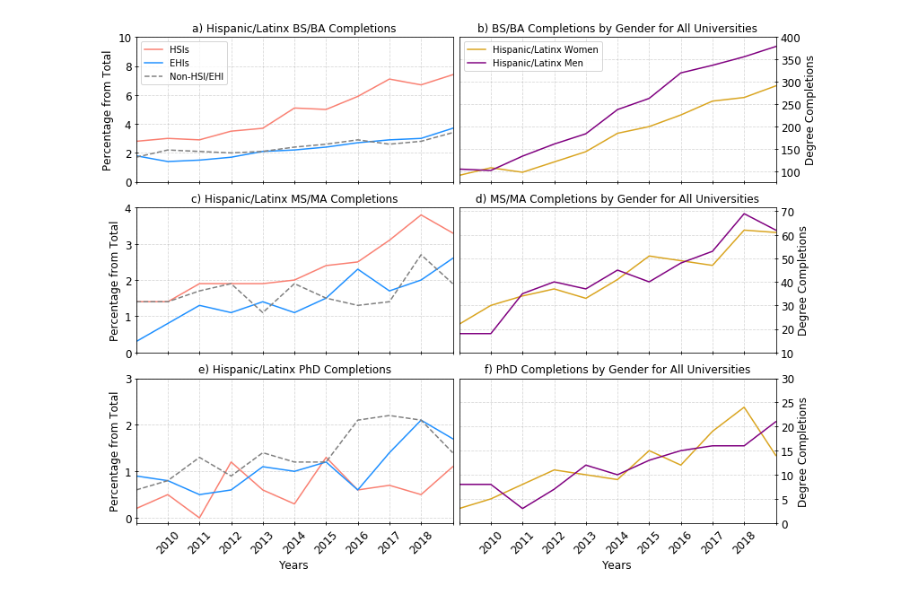
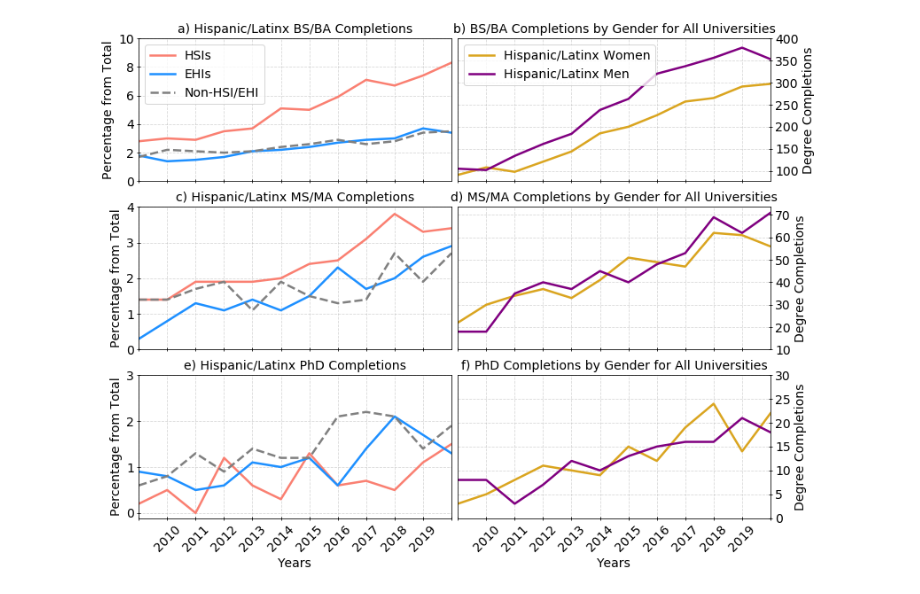
Before and after one commit to mariajmolina/state-of-latinx, a Jupyter notebook: notebooks/BAMS_figure6.ipynb, the cells around one changed output. Cells and saved outputs as stored; diff of their text form; code cells hidden in the pictures.

```diff
--- a/notebooks/BAMS_figure6.ipynb
+++ b/notebooks/BAMS_figure6.ipynb
@@ -23,7 +23,7 @@ df_ehis = cmodule.open_and_concat(all_files)
 
 all_unis = pd.concat([df_ucar, df_hsis, df_ehis])
 # %%
-years_array = np.arange(2009,2020,1)
+years_array = np.arange(2009,2021,1)
 # %%
 # ----
 
@@ -163,71 +163,68 @@ fig = plt.figure(figsize=(10.,8.))
 #-----------------------%
 
 ax1 = fig.add_axes([0.0, 0.66, 0.49, 0.28])
-ax1.set_title('a) Hispanic/Latinx BS/BA Completions',
-              fontsize=12)
+ax1.set_title('a) Hispanic/Latinx BS/BA Completions', fontsize=14)
 
-hsis1, = ax1.plot(years_array, df_hsis_bs['hisp_percent_total'].values, c='salmon')
-ehis1, = ax1.plot(years_array, df_ehis_bs['hisp_percent_total'].values, c='dodgerblue')
-ucar1, = ax1.plot(years_array, df_ucar_bs['hisp_percent_total'].values, c='grey', ls='--')
+hsis1, = ax1.plot(years_array, df_hsis_bs['hisp_percent_total'].values, c='salmon', lw=2.5)
+ehis1, = ax1.plot(years_array, df_ehis_bs['hisp_percent_total'].values, c='dodgerblue', lw=2.5)
+ucar1, = ax1.plot(years_array, df_ucar_bs['hisp_percent_total'].values, c='grey', ls='--', lw=2.5)
 
 ax1.tick_params(axis='both',direction='inout',
                 labelbottom=False, labeltop=False, labelleft=True, labelright=False,
                 bottom=True, top=False, left=True, right=False)
 
-ax1.set_ylabel('Percentage from Total',fontsize=12)
+ax1.set_ylabel('Percentage from Total',fontsize=14)
 
 ax1.set_yticks([0,2,4,6,8,10])
-ax1.set_yticklabels([0,2,4,6,8,10],fontsize=12)
+ax1.set_yticklabels([0,2,4,6,8,10],fontsize=14)
 
 ax1.set_xticks([2009,2010,2011,2012,2013,2014,2015,2016,2017,2018,2019])
 
 ax1.margins(x=0)
 ax1.grid(alpha=0.5,ls='--')
-ax1.legend([hsis1,ehis1,ucar1],['HSIs','EHIs','Non-HSI/EHI'])
+ax1.legend([hsis1,ehis1,ucar1],['HSIs','EHIs','Non-HSI/EHI'],fontsize=14)
 
 #-----------------------%
 
 ax2 = fig.add_axes([0.5, 0.66, 0.49, 0.28])
-ax2.set_title('b) BS/BA Completions by Gender for All Universities',
-              fontsize=12)
+ax2.set_title('b) BS/BA Completions by Gender for All Universities',fontsize=14)
 
-ls1, = ax2.plot(years_array, df_unis_trend_bs['Hispanic or Latino women'].values, c='goldenrod', ls='-')
-ls2, = ax2.plot(years_array, df_unis_trend_bs['Hispanic or Latino men'].values, c='purple', ls='-')
+ls1, = ax2.plot(years_array, df_unis_trend_bs['Hispanic or Latino women'].values, c='goldenrod', ls='-', lw=2.5)
+ls2, = ax2.plot(years_array, df_unis_trend_bs['Hispanic or Latino men'].values, c='purple', ls='-', lw=2.5)
 
 ax2.tick_params(axis='both',direction='inout',
                 labelbottom=False, labeltop=False, labelleft=False, labelright=True,
                 bottom=True, top=False, left=False, right=True)
 
-ax2.set_ylabel('Degree Completions',fontsize=12)
+ax2.set_ylabel('Degree Completions',fontsize=14)
 ax2.yaxis.set_label_position("right")
 
 ax2.set_yticks([100,150,200,250,300,350,400])
-ax2.set_yticklabels([100,150,200,250,300,350,400],fontsize=12)
+ax2.set_yticklabels([100,150,200,250,300,350,400],fontsize=14)
 
 ax2.set_xticks([2009,2010,2011,2012,2013,2014,2015,2016,2017,2018,2019])
 
 ax2.margins(x=0)
 ax2.grid(alpha=0.5,ls='--')
-ax2.legend([ls1,ls2],['Hispanic/Latinx Women','Hispanic/Latinx Men'])
+ax2.legend([ls1,ls2],['Hispanic/Latinx Women','Hispanic/Latinx Men'],fontsize=14)
 
 #-----------------------%
 
 ax3 = fig.add_axes([0.0, 0.33, 0.49, 0.28])
-ax3.set_title('c) Hispanic/Latinx MS/MA Completions',
-              fontsize=12)
+ax3.set_title('c) Hispanic/Latinx MS/MA Completions',fontsize=14)
 
-ax3.plot(years_array, df_hsis_ms['hisp_percent_total'].values, c='salmon')
-ax3.plot(years_array, df_ehis_ms['hisp_percent_total'].values, c='dodgerblue')
-ax3.plot(years_array, df_ucar_ms['hisp_percent_total'].values, c='grey', ls='--')
+ax3.plot(years_array, df_hsis_ms['hisp_percent_total'].values, c='salmon', lw=2.5)
+ax3.plot(years_array, df_ehis_ms['hisp_percent_total'].values, c='dodgerblue', lw=2.5)
+ax3.plot(years_array, df_ucar_ms['hisp_percent_total'].values, c='grey', ls='--', lw=2.5)
 
 ax3.tick_params(axis='both',direction='inout',
                 labelbottom=False, labeltop=False, labelleft=True, labelright=False,
                 bottom=True, top=False, left=True, right=False)
 
-ax3.set_ylabel('Percentage from Total',fontsize=12)
+ax3.set_ylabel('Percentage from Total',fontsize=14)
 
 ax3.set_yticks([0,1,2,3,4])
-ax3.set_yticklabels([0,1,2,3,4],fontsize=12)
+ax3.set_yticklabels([0,1,2,3,4],fontsize=14)
 
 ax3.set_xticks([2009,2010,2011,2012,2013,2014,2015,2016,2017,2018,2019])
 
@@ -237,21 +234,20 @@ ax3.grid(alpha=0.5,ls='--')
 #-----------------------%
 
 ax4 = fig.add_axes([0.5, 0.33, 0.49, 0.28])
-ax4.set_title('d) MS/MA Completions by Gender for All Universities',
-              fontsize=12)
+ax4.set_title('d) MS/MA Completions by Gender for All Universities',fontsize=14)
 
-ax4.plot(years_array, df_unis_trend_ms['Hispanic or Latino women'].values, c='goldenrod', ls='-')
-ax4.plot(years_array, df_unis_trend_ms['Hispanic or Latino men'].values, c='purple', ls='-')
+ax4.plot(years_array, df_unis_trend_ms['Hispanic or Latino women'].values, c='goldenrod', ls='-', lw=2.5)
+ax4.plot(years_array, df_unis_trend_ms['Hispanic or Latino men'].values, c='purple', ls='-', lw=2.5)
 
 ax4.tick_params(axis='both',direction='inout',
                 labelbottom=False, labeltop=False, labelleft=False, labelright=True,
                 bottom=True, top=False, left=False, right=True)
 
-ax4.set_ylabel('Degree Completions',fontsize=12)
+ax4.set_ylabel('Degree Completions',fontsize=14)
 ax4.yaxis.set_label_position("right")
 
 ax4.set_yticks([10,20,30,40,50,60,70])
-ax4.set_yticklabels([10,20,30,40,50,60,70],fontsize=12)
+ax4.set_yticklabels([10,20,30,40,50,60,70],fontsize=14)
 
 ax4.set_xticks([2009,2010,2011,2012,2013,2014,2015,2016,2017,2018,2019])
 
@@ -261,63 +257,62 @@ ax4.grid(alpha=0.5,ls='--')
 #-----------------------%
 
 ax5 = fig.add_axes([0.0, 0., 0.49, 0.28])
-ax5.set_title('e) Hispanic/Latinx PhD Completions',
-              fontsize=12)
+ax5.set_title('e) Hispanic/Latinx PhD Completions',fontsize=14)
 
-ax5.plot(years_array, df_hsis_dr['hisp_percent_total'].values, c='salmon')
-ax5.plot(years_array, df_ehis_dr['hisp_percent_total'].values, c='dodgerblue')
-ax5.plot(years_array, df_ucar_dr['hisp_percent_total'].values, c='grey', ls='--')
+ax5.plot(years_array, df_hsis_dr['hisp_percent_total'].values, c='salmon', lw=2.5)
+ax5.plot(years_array, df_ehis_dr['hisp_percent_total'].values, c='dodgerblue', lw=2.5)
+ax5.plot(years_array, df_ucar_dr['hisp_percent_total'].values, c='grey', ls='--', lw=2.5)
 
 ax5.tick_params(axis='both',direction='inout',
                 labelbottom=True, labeltop=False, labelleft=True, labelright=False,
                 bottom=True, top=False, left=True, right=False)
 
-ax5.set_ylabel('Percentage from Total',fontsize=12)
-ax5.set_xlabel('Years',fontsize=12)
+ax5.set_ylabel('Percentage from Total',fontsize=14)
+ax5.set_xlabel('Years',fontsize=14)
 
 ax5.set_yticks([0,1,2,3])
-ax5.set_yticklabels([0,1,2,3],fontsize=12)
+ax5.set_yticklabels([0,1,2,3],fontsize=14)
 
 ax5.set_xticks([2009,2010,2011,2012,2013,2014,2015,2016,2017,2018,2019])
 
 ax5.margins(x=0)
 ax5.grid(alpha=0.5,ls='--')
 
-ax5.set_xticks([2009,2010,2011,2012,2013,2014,2015,2016,2017,2018,2019])
-ax5.set_xticklabels(['',2010,2011,2012,2013,2014,2015,2016,2017,2018,''],fontsize=12,rotation=45)
+ax5.set_xticks([2009,2010,2011,2012,2013,2014,2015,2016,2017,2018,2019,2020])
+ax5.set_xticklabels(['',2010,2011,2012,2013,2014,2015,2016,2017,2018,2019,''],fontsize=14,rotation=45)
 
 #-----------------------%
 
 ax6 = fig.add_axes([0.5, 0., 0.49, 0.28])
-ax6.set_title('f) PhD Completions by Gender for All Universities',
-              fontsize=12)
+ax6.set_title('f) PhD Completions by Gender for All Universities', fontsize=14)
 
-ax6.plot(years_array, df_unis_trend_dr['Hispanic or Latino women'].values, c='goldenrod', ls='-')
-ax6.plot(years_array, df_unis_trend_dr['Hispanic or Latino men'].values, c='purple', ls='-')
+ax6.plot(years_array, df_unis_trend_dr['Hispanic or Latino women'].values, c='goldenrod', ls='-', lw=2.5)
+ax6.plot(years_array, df_unis_trend_dr['Hispanic or Latino men'].values, c='purple', ls='-', lw=2.5)
 
 ax6.tick_params(axis='both',direction='inout',
                 labelbottom=True, labeltop=False, labelleft=False, labelright=True,
                 bottom=True, top=False, left=False, right=True)
 
-ax6.set_ylabel('Degree Completions',fontsize=12)
+ax6.set_ylabel('Degree Completions',fontsize=14)
 ax6.yaxis.set_label_position("right")
 
-ax6.set_xlabel('Years',fontsize=12)
+ax6.set_xlabel('Years',fontsize=14)
 
 ax6.set_yticks([0,5,10,15,20,25,30])
-ax6.set_yticklabels([0,5,10,15,20,25,30],fontsize=12)
+ax6.set_yticklabels([0,5,10,15,20,25,30],fontsize=14)
 
-ax6.set_xticks([2009,2010,2011,2012,2013,2014,2015,2016,2017,2018,2019])
-ax6.set_xticklabels(['',2010,2011,2012,2013,2014,2015,2016,2017,2018,''],fontsize=12,rotation=45)
+ax6.set_xticks([2009,2010,2011,2012,2013,2014,2015,2016,2017,2018,2019,2020])
+ax6.set_xticklabels(['',2010,2011,2012,2013,2014,2015,2016,2017,2018,2019,''],fontsize=14,rotation=45)
 
 ax6.margins(x=0)
 ax6.grid(alpha=0.5,ls='--')
 
 #-----------------------%
 
 plt.savefig(f"../figures/fig6.png", bbox_inches='tight', dpi=500)
+plt.savefig(f"../figures/fig6.pdf", bbox_inches='tight')
 plt.show()
 
 #-----------------------%
 # %% [output]
-[figure, old version]
+[figure, new version]
```
Also changed, not shown: 39 other files.
